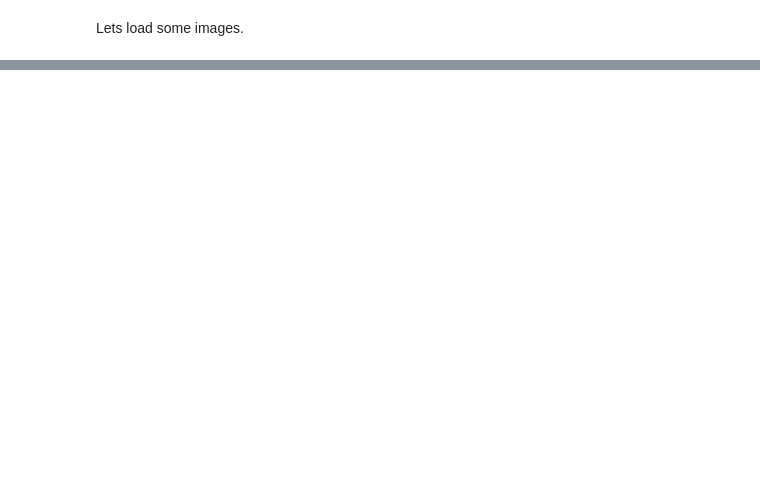
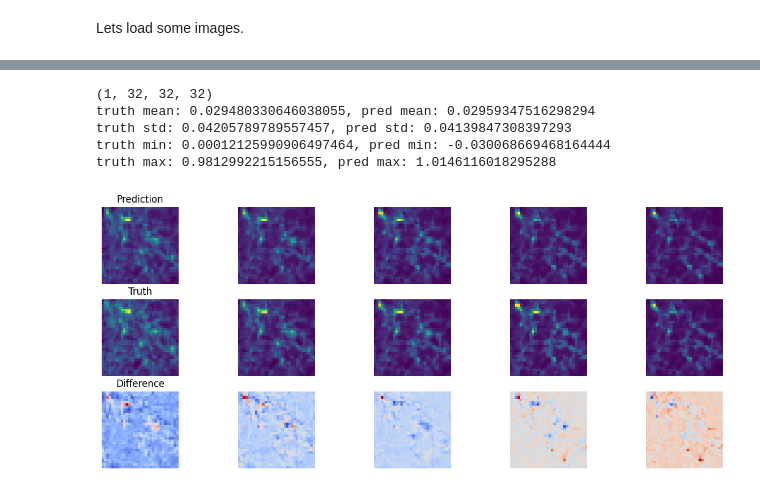
Before and after one commit to andrinr/IC-prediction, a Jupyter notebook: autoencoder.ipynb, the cells around one changed output, grey strips where cells are left out. Saved outputs shown, nothing was run; the diff lists cells and outputs as text; code cells hidden in the pictures; blank space fills up the shorter version.

```diff
--- a/autoencoder.ipynb
+++ b/autoencoder.ipynb
@@ -306,0 +331,38 @@ Clipping input data to the valid range for imshow with RGB data ([0..1] for floa
+# %%
+# plot a few predictions
+fig, axs = plt.subplots(3, 5, figsize=(15, 6))
+x = batches[0].start
+y = batches[0].target
+y_pred = jax.vmap(unet)(batches[0].start)
+print(f"truth mean: {jnp.mean(y)}, pred mean: {jnp.mean(y_pred)}")
+print(f"truth std: {jnp.std(y)}, pred std: {jnp.std(y_pred)}")
+print(f"truth min: {jnp.min(y)}, pred min: {jnp.min(y_pred)}")
+print(f"truth max: {jnp.max(y)}, pred max: {jnp.max(y_pred)}")
+for i in range(5):
+    axs[0, i].imshow(y_pred[i, 0, :, :, y_pred.shape[-1]//2], cmap='viridis')
+    axs[0, i].axis("off")
+    axs[1, i].imshow(y[i, 0, :, :, y.shape[-1]//2], cmap='viridis')
+    axs[1, i].axis("off")
+    axs[2, i].imshow(y_pred[i, 0, :, :, y_pred.shape[-1]//2] - y[i, 0, :, :, y.shape[-1]//2], cmap='coolwarm')
+    axs[2, i].axis("off")
+
+    # set titles
+    if i == 0:
+        axs[0, i].set_title('Prediction')
+        axs[1, i].set_title('Truth')
+        axs[2, i].set_title('Difference')
+
+    # colorbar legends
+
+# plt.colorbar(axs[2, 0].imshow(y_pred[i, 0, :, :, y_pred.shape[-1]//2] - y[i, 0, :, :, y.shape[-1]//2], cmap='coolwarm'), ax=axs[2, :], orientation='horizontal')
+
+
+
+plt.show()
+# %% [output]
+(1, 32, 32, 32)
+truth mean: 0.029480330646038055, pred mean: 0.02959347516298294
+truth std: 0.04205789789557457, pred std: 0.04139847308397293
+truth min: 0.00012125990906497464, pred min: -0.030068669468164444
+truth max: 0.9812992215156555, pred max: 1.0146116018295288
+[figure, added]
```
Also changed, not shown: parts of 12 cells of this notebook.
